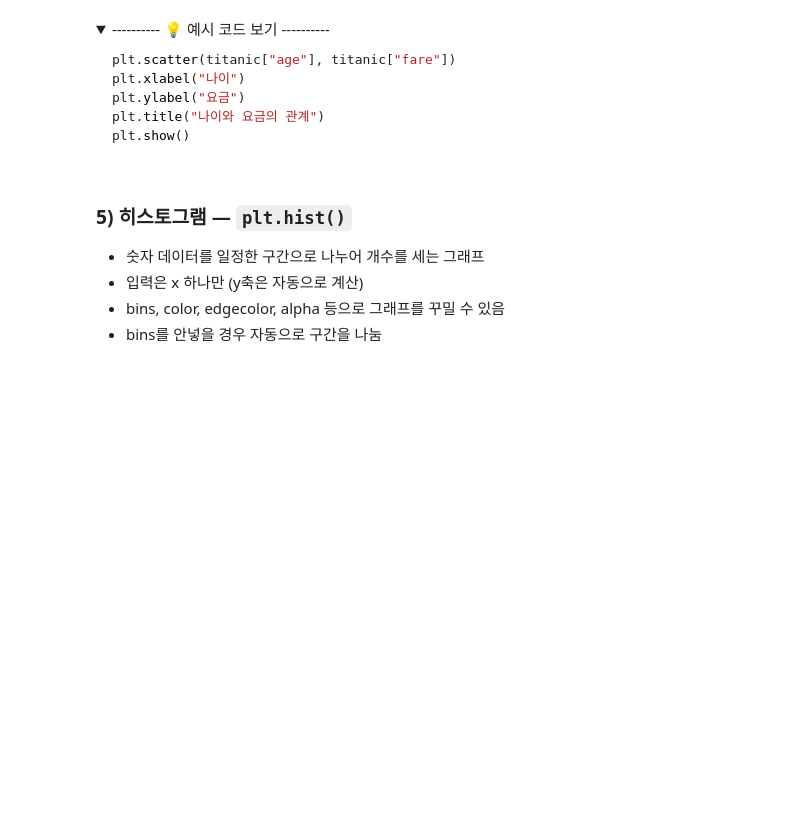
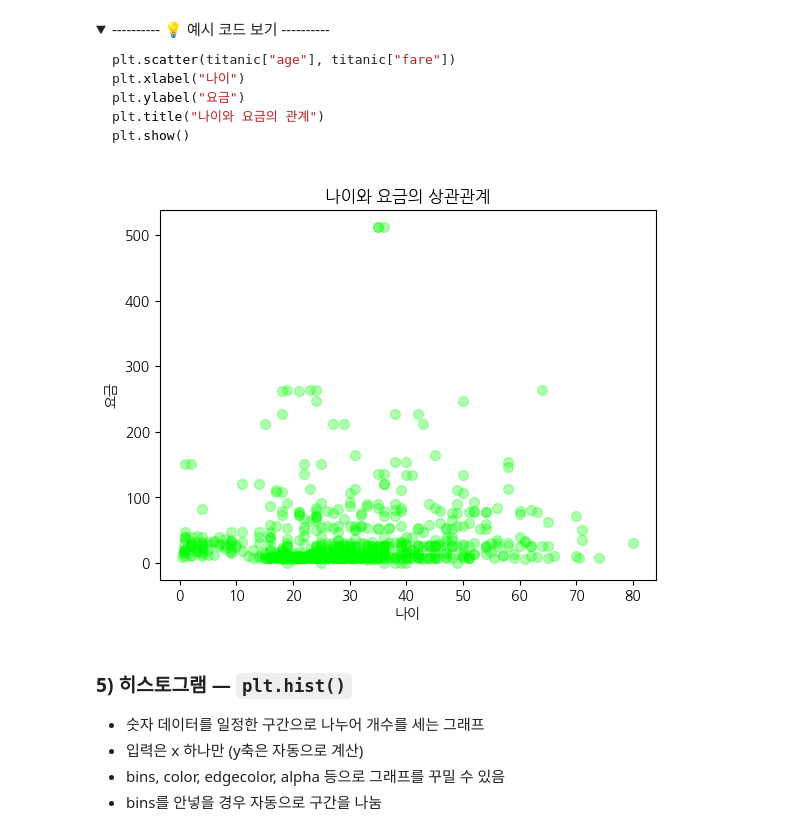
Before and after one commit to qnrPwjd/EST_AI_Challengers_Code, a Jupyter notebook: Week2/CH08_데이터시각화.ipynb, the cells around one changed output. Saved outputs shown, nothing was run; the diff lists cells and outputs as text; code cells hidden in the pictures; folded sections open; blank space fills up the shorter version.

```diff
--- a/Week2/CH08_데이터시각화.ipynb
+++ b/Week2/CH08_데이터시각화.ipynb
@@ -297,6 +319,15 @@ plt.show()
 # %%
 # 나이와 요금과의 관계
 # s 점크기, alpha 투명도, marker 점모양
+plt.scatter(titanic['age'], titanic['fare'], color = 'lime', s = 50, alpha = 0.3,
+            marker = 'o')
+
+plt.title('나이와 요금의 상관관계')
+plt.xlabel('나이')
+plt.ylabel('요금')
+plt.show()
+# %% [output]
+[figure, added]
 # %% [markdown]
 ### 5) 히스토그램 — `plt.hist()`
 - 숫자 데이터를 일정한 구간으로 나누어 개수를 세는 그래프
```
Also changed, not shown: parts of 43 cells of this notebook.
